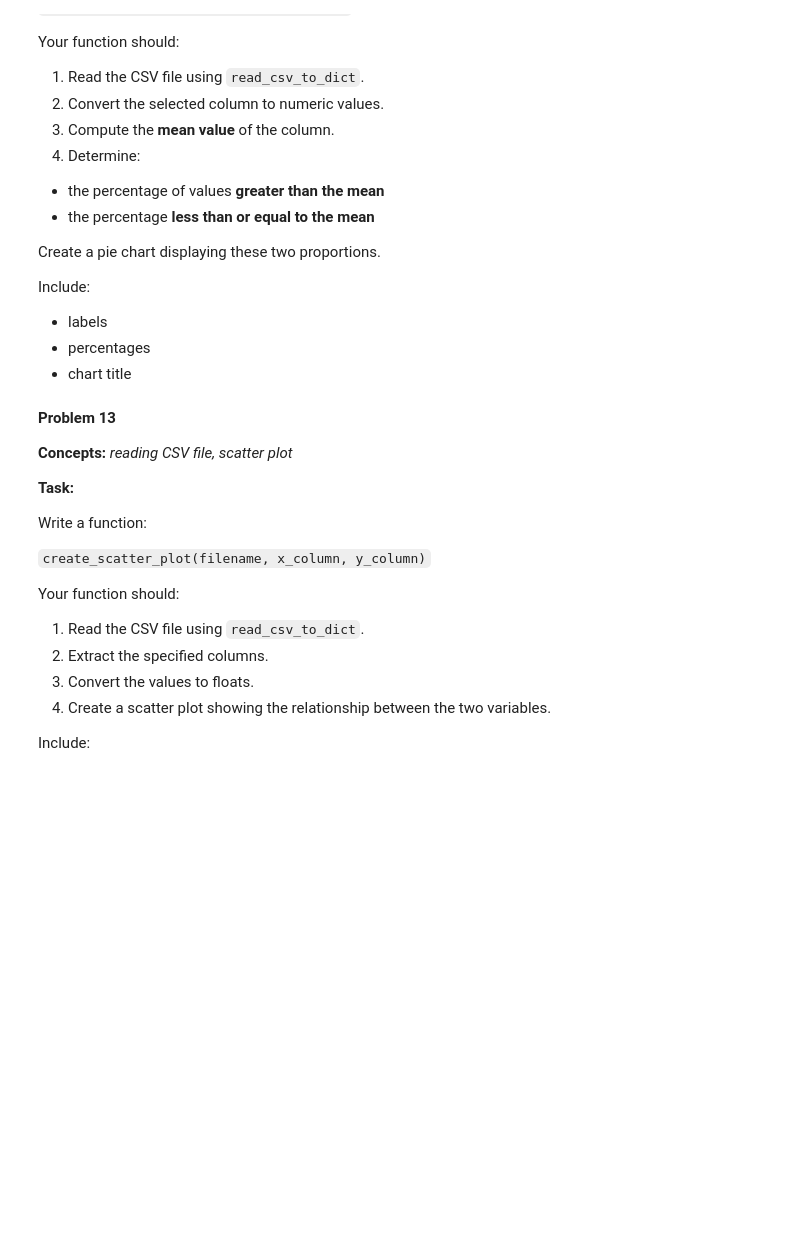
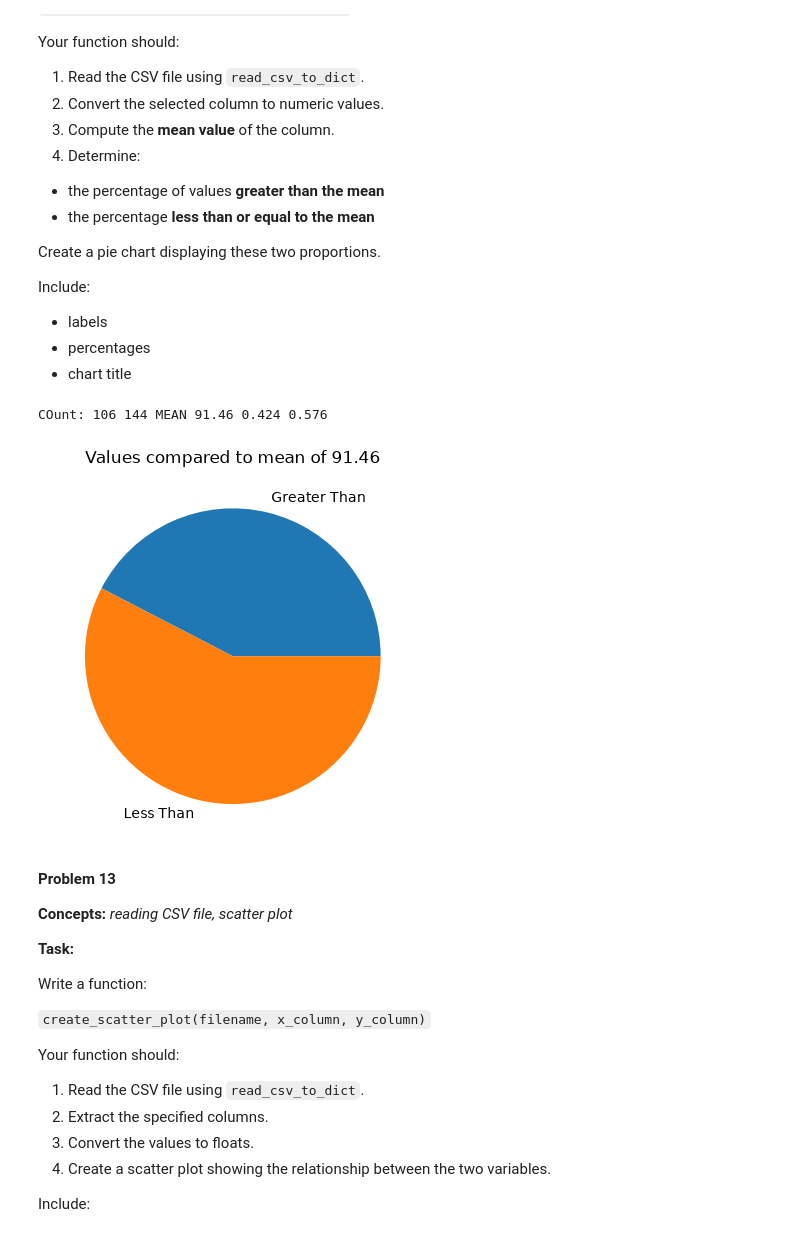
Before and after one commit to rickoprivate/BUAI602HW, a Jupyter notebook: week-09/homework.ipynb, the cells around one changed output. Cells and saved outputs as stored; diff of their text form; code cells hidden in the pictures; blank space fills up the shorter version.

```diff
--- a/week-09/homework.ipynb
+++ b/week-09/homework.ipynb
@@ -593,3 +600,29 @@ Include:
+# %%
+#Your Solution
+def create_pie_chart(filename, column_name):
+    numbers = read_csv_to_dict(filename)
+    column_list = numbers[column_name]
+    column_ints = [int(float(value)) for value in column_list]
+    mean = np.mean(column_ints)
+    list_length = len(column_ints)
+    greater_count = (column_ints > mean).sum()
+    less_count = (column_ints <= mean).sum()
+
+    gtr_than_mean = greater_count / list_length
+    less_than_mean = less_count / list_length
+
+
+    print("COunt:",greater_count, less_count, "MEAN", mean,gtr_than_mean, less_than_mean)
+    sizes = [gtr_than_mean, less_than_mean]
+    labels = ['Greater Than', 'Less Than']
+    plt.pie(sizes, labels=labels)
+    plt.title(f"Values compared to mean of {mean}")
+
+
+create_pie_chart("SBUX.csv", "high")
+# %% [output]
+COunt: 106 144 MEAN 91.46 0.424 0.576
+[figure, added]
 # %% [markdown]
 **Problem 13**
 
```
Also changed, not shown: parts of 6 cells of this notebook.
